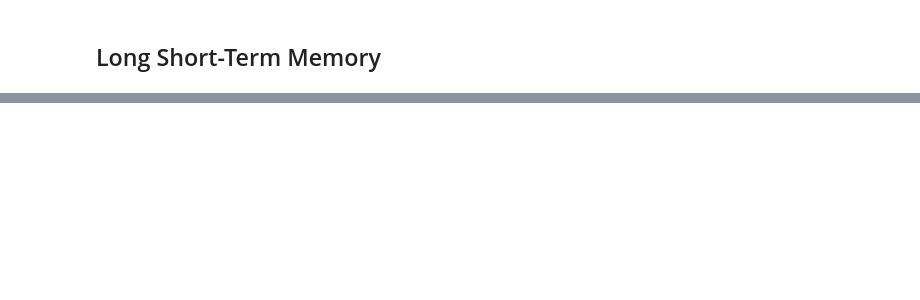
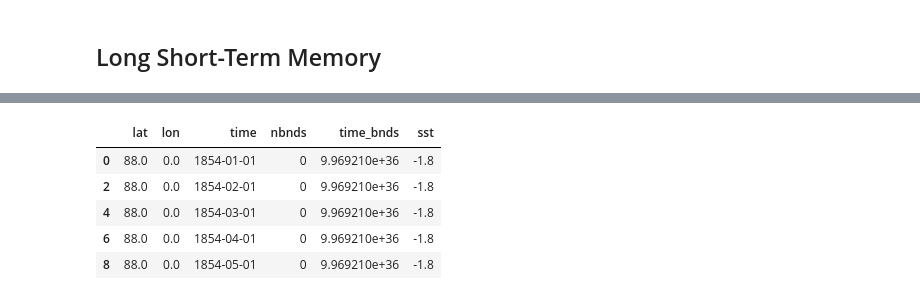
Before and after one commit to matheusvictal/sst-time-series-ml, a Jupyter notebook: sst_lstm.ipynb, the cells around one changed output, grey strips where cells are left out. Cells and saved outputs as stored; diff of their text form; code cells hidden in the pictures; blank space fills up the shorter version.

```diff
--- a/sst_lstm.ipynb
+++ b/sst_lstm.ipynb
@@ -19,0 +26,14 @@ import pandas as pd
+# %%
+fp = 'dados/sst.mnmean.nc'
+# %%
+ds = SSTHelper.load_dataset(fp)
+df = SSTHelper.load_dataframe(ds)
+# %%
+df.head()
+# %% [output]
+|  | lat | lon | time | nbnds | time_bnds | sst |
+| 0 | 88.0 | 0.0 | 1854-01-01 | 0 | 9.969210e+36 | -1.8 |
+| 2 | 88.0 | 0.0 | 1854-02-01 | 0 | 9.969210e+36 | -1.8 |
+| 4 | 88.0 | 0.0 | 1854-03-01 | 0 | 9.969210e+36 | -1.8 |
+| 6 | 88.0 | 0.0 | 1854-04-01 | 0 | 9.969210e+36 | -1.8 |
+| 8 | 88.0 | 0.0 | 1854-05-01 | 0 | 9.969210e+36 | -1.8 |
```
Also changed, not shown: parts of 19 cells of this notebook, 1 other file.
